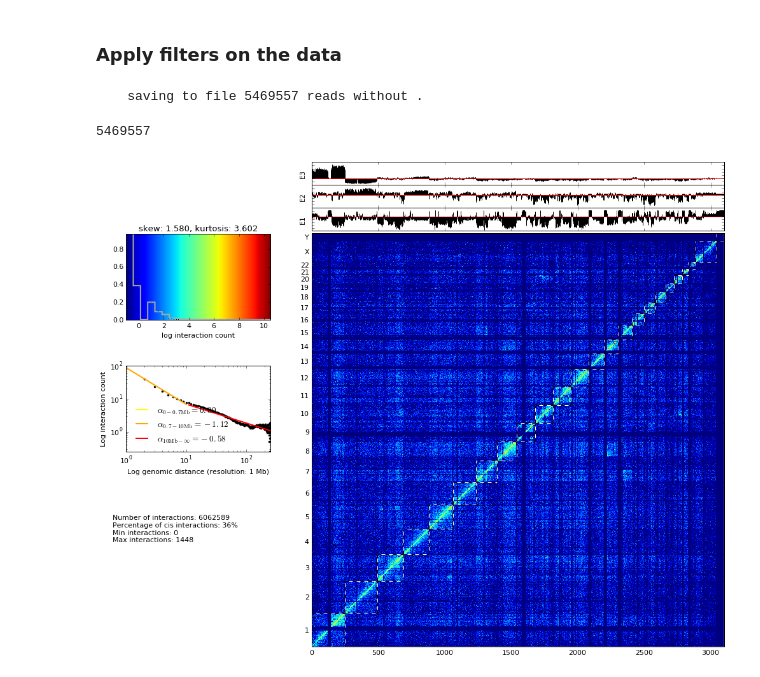
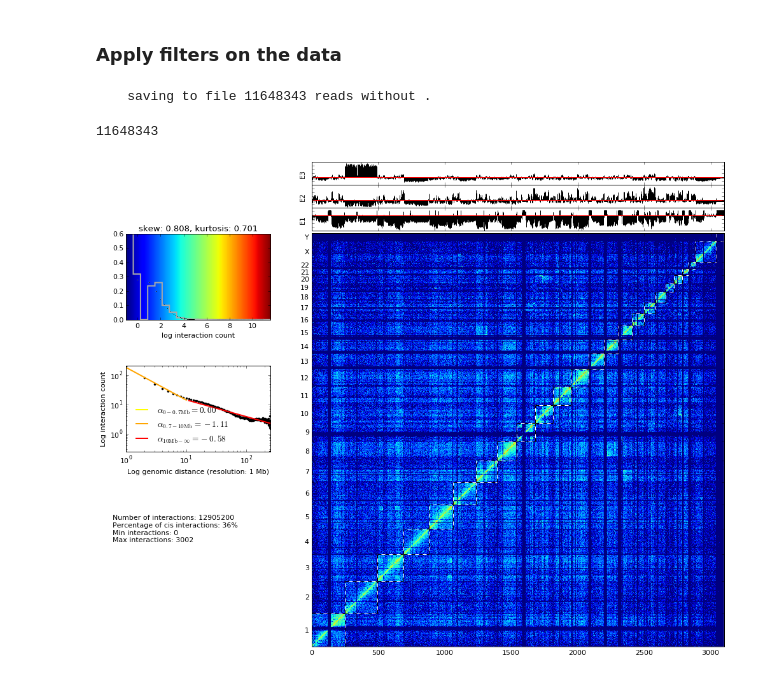
Before and after one commit to 3DGenomes/3DAROC, a Jupyter notebook: 03-Filtering mapped reads.ipynb, the cells around one changed output. Cells and saved outputs as stored; diff of their text form; code cells hidden in the pictures.

```diff
--- a/03-Filtering mapped reads.ipynb
+++ b/03-Filtering mapped reads.ipynb
@@ -2,3 +2,6 @@
 # Filtering
 # %% [markdown]
 ## Filter out dangling ends and self-circles
+# %%
+r_enz = 'HindIII'
+rep = 'T0'
@@ -34,16 +44,16 @@ This generates a dictionary with the different filters and the reads affected by
 # %%
 from pytadbit.mapping.filter import apply_filter
 
-apply_filter('results/fragment/reads12_HindIII_%s.tsv' % rep,
-             'results/fragment/reads12_HindIII_%s_filtered.tsv' % rep, masked,
+apply_filter('results/fragment/{0}_{1}/03_filtering/reads12_{0}_{1}.tsv'.format(r_enz, rep),
+             'results/fragment/{0}_{1}/03_filtering/valid_reads12_{0}_{1}.tsv'.format(r_enz, rep), masked,
              filters=[1, 2, 3, 4, 6, 7, 8, 9, 10])
 # %% [output]
-    saving to file 5469557 reads without .
+    saving to file 11648343 reads without .
-5469557
+11648343
 # %%
 from pytadbit.mapping.analyze import hic_map
 
-hic_map('results/fragment/reads12_HindIII_%s_filtered.tsv' % rep,
+hic_map('results/fragment/{0}_{1}/03_filtering/valid_reads12_{0}_{1}.tsv'.format(r_enz, rep),
         resolution=1000000, show=True)
 # %% [output]
-[figure, old version]
+[figure, new version]
```
Also changed, not shown: parts of 5 cells of this notebook, 4 other files.
